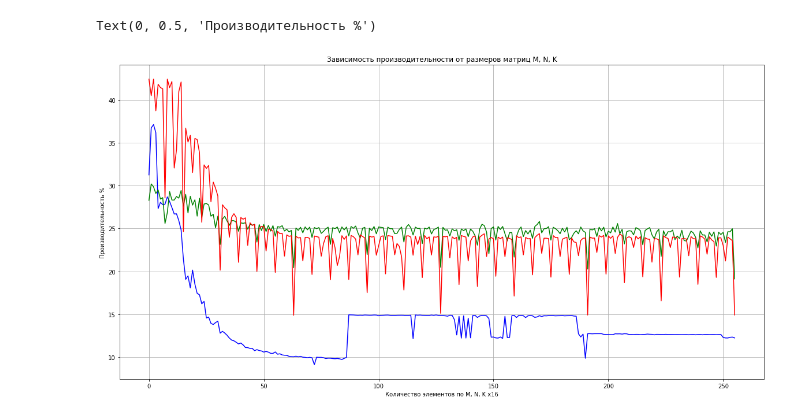
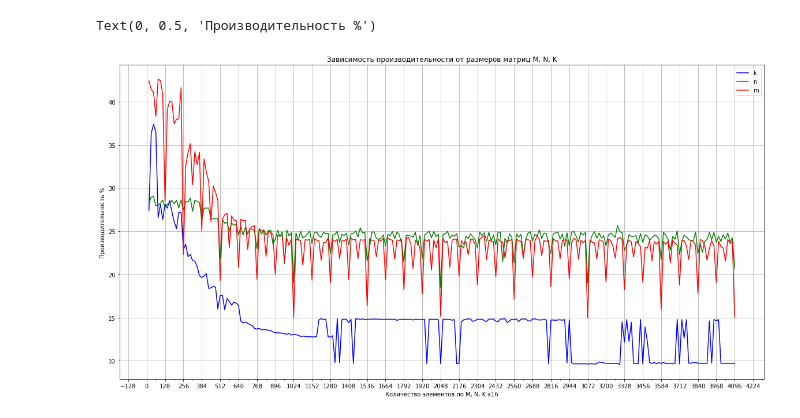
Before and after one commit to Arti9991/AssemblyMatrix, a Jupyter notebook: Graf1.ipynb, the cells around one changed output. Drawn from its saved outputs; the diff is of its cells as text; code cells hidden in the pictures.

```diff
--- a/Graf1.ipynb
+++ b/Graf1.ipynb
@@ -1,42 +1,50 @@
 # %%
 import numpy as np
 import matplotlib.pyplot as plt
+import matplotlib.ticker as ticker
 
 Change_m = []
 Change_n = []
 Change_k = []
-
+My_ticks = []
 i = 0
 k = 0
 
 with open ("/home/artem/Шаблоны/Matrix_Core/result_K_1.csv", 'r') as fileK:
     for line in fileK:
         Change_k.append(float(line.strip()))
         k = k + 1
+        My_ticks.append(k * 16)
 #print (Change_k)
 fileK.close()
 
 with open ("/home/artem/Шаблоны/Matrix_Core/result_N_1.csv", 'r') as fileN:
     for line in fileN:
         Change_n.append(float(line.strip()))
 #print (Change_n)
 fileN.close()
 
 with open ("/home/artem/Шаблоны/Matrix_Core/result_M_1.csv", 'r') as fileM:
     for line in fileM:
         Change_m.append(float(line.strip()))
 #print (Change_m)
 fileM.close()
 
-plt.figure(figsize = (20, 10))
-plt.plot(Change_k,'b')
-plt.plot(Change_n,'g')
-plt.plot(Change_m,'r')
+
+fig , ax = plt.subplots(figsize = (20, 10))
+
+plt.plot(My_ticks,Change_k,'b', label = 'k')
+plt.plot(My_ticks,Change_n,'g', label = 'n')
+plt.plot(My_ticks,Change_m,'r', label = 'm')
+plt.legend()
+
+ax.xaxis.set_major_locator(ticker.MultipleLocator(128))
+ax.xaxis.set_minor_locator(ticker.MultipleLocator(64))
 
 plt.grid()
 plt.title("Зависимость производительности от размеров матриц M, N, K")
 plt.xlabel("Количество элементов по M, N, K x16")
 plt.ylabel("Производительность %")
 # %% [output]
 Text(0, 0.5, 'Производительность %')
-[figure, old version]
+[figure, new version]
```
